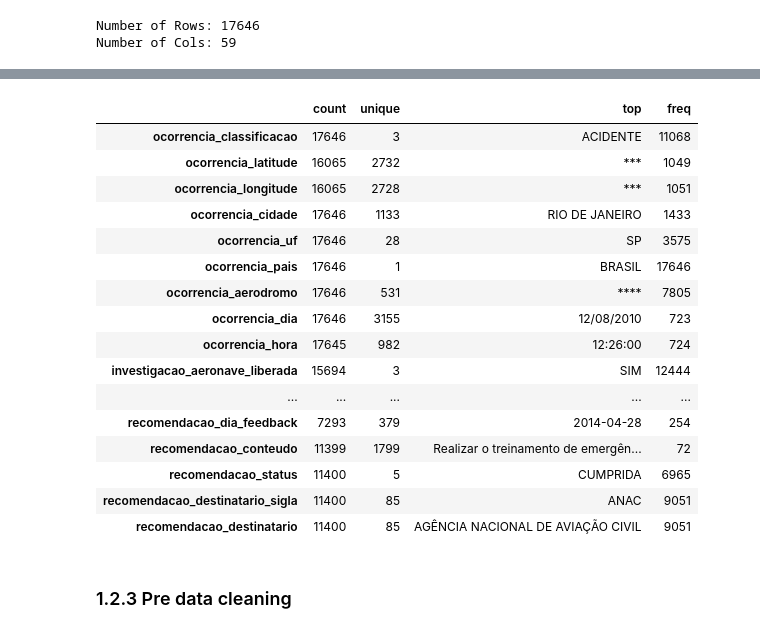
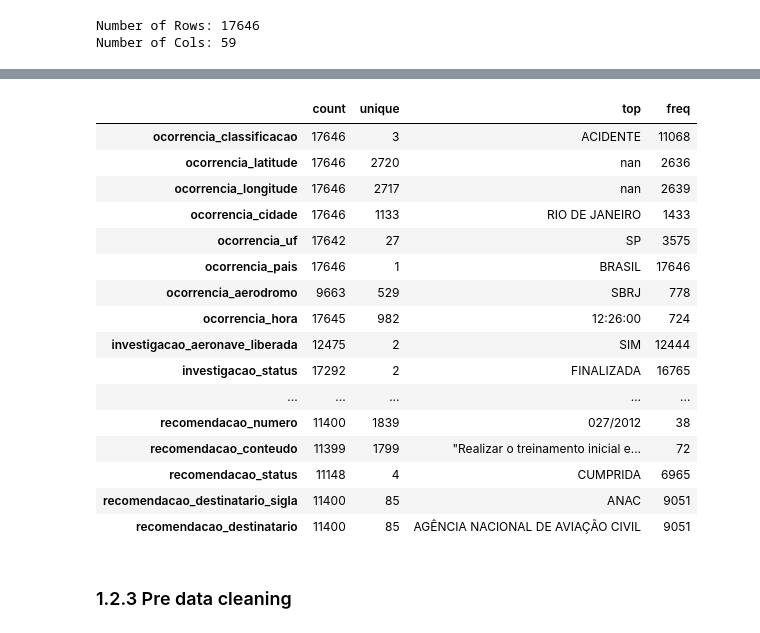
Before and after one commit to TaizAlves/aviation_occurencies, a Jupyter notebook: a3data_taiz_alves.ipynb, the cells around one changed output, grey strips where cells are left out. Cells and saved outputs as stored; diff of their text form; code cells hidden in the pictures.

```diff
--- a/a3data_taiz_alves.ipynb
+++ b/a3data_taiz_alves.ipynb
@@ -251,22 +456,22 @@ df1.describe().round(2).T
 # %%
 # description for categorical data
-df1.describe(include= object).T
+df1.describe(include= 'category').T
 # %% [output]
 |  | count | unique | top | freq |
 | ocorrencia_classificacao | 17646 | 3 | ACIDENTE | 11068 |
-| ocorrencia_latitude | 16065 | 2732 | *** | 1049 |
-| ocorrencia_longitude | 16065 | 2728 | *** | 1051 |
+| ocorrencia_latitude | 17646 | 2720 | nan | 2636 |
+| ocorrencia_longitude | 17646 | 2717 | nan | 2639 |
 | ocorrencia_cidade | 17646 | 1133 | RIO DE JANEIRO | 1433 |
-| ocorrencia_uf | 17646 | 28 | SP | 3575 |
+| ocorrencia_uf | 17642 | 27 | SP | 3575 |
 | ocorrencia_pais | 17646 | 1 | BRASIL | 17646 |
-| ocorrencia_aerodromo | 17646 | 531 | **** | 7805 |
-| ocorrencia_dia | 17646 | 3155 | 12/08/2010 | 723 |
+| ocorrencia_aerodromo | 9663 | 529 | SBRJ | 778 |
 | ocorrencia_hora | 17645 | 982 | 12:26:00 | 724 |
-| investigacao_aeronave_liberada | 15694 | 3 | SIM | 12444 |
+| investigacao_aeronave_liberada | 12475 | 2 | SIM | 12444 |
+| investigacao_status | 17292 | 2 | FINALIZADA | 16765 |
 | ... | ... | ... | ... | ... |
-| recomendacao_dia_feedback | 7293 | 379 | 2014-04-28 | 254 |
-| recomendacao_conteudo | 11399 | 1799 | Realizar o treinamento de emergên... | 72 |
-| recomendacao_status | 11400 | 5 | CUMPRIDA | 6965 |
+| recomendacao_numero | 11400 | 1839 | 027/2012 | 38 |
+| recomendacao_conteudo | 11399 | 1799 | "Realizar o treinamento inicial e... | 72 |
+| recomendacao_status | 11148 | 4 | CUMPRIDA | 6965 |
 | recomendacao_destinatario_sigla | 11400 | 85 | ANAC | 9051 |
 | recomendacao_destinatario | 11400 | 85 | AGÊNCIA NACIONAL DE AVIAÇÃO CIVIL | 9051 |
 # %% [markdown]
```
Also changed, not shown: parts of 31 cells of this notebook.
